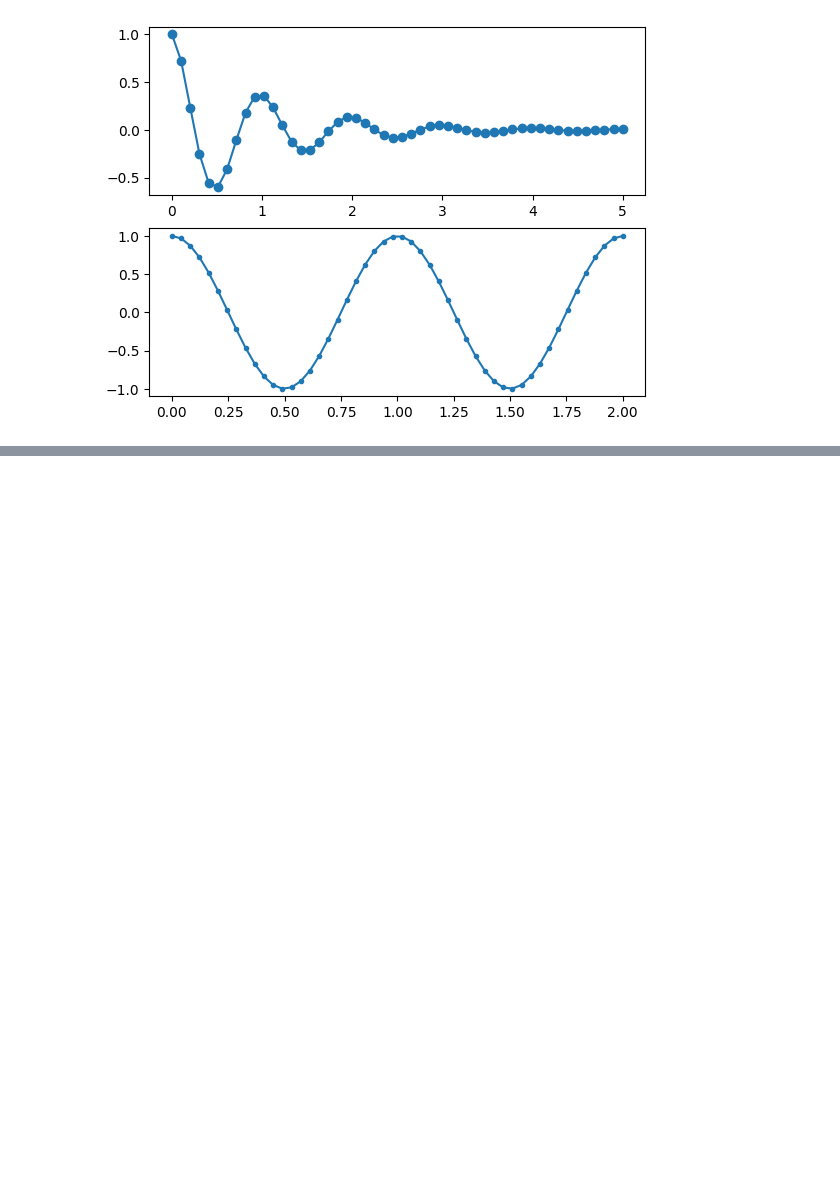
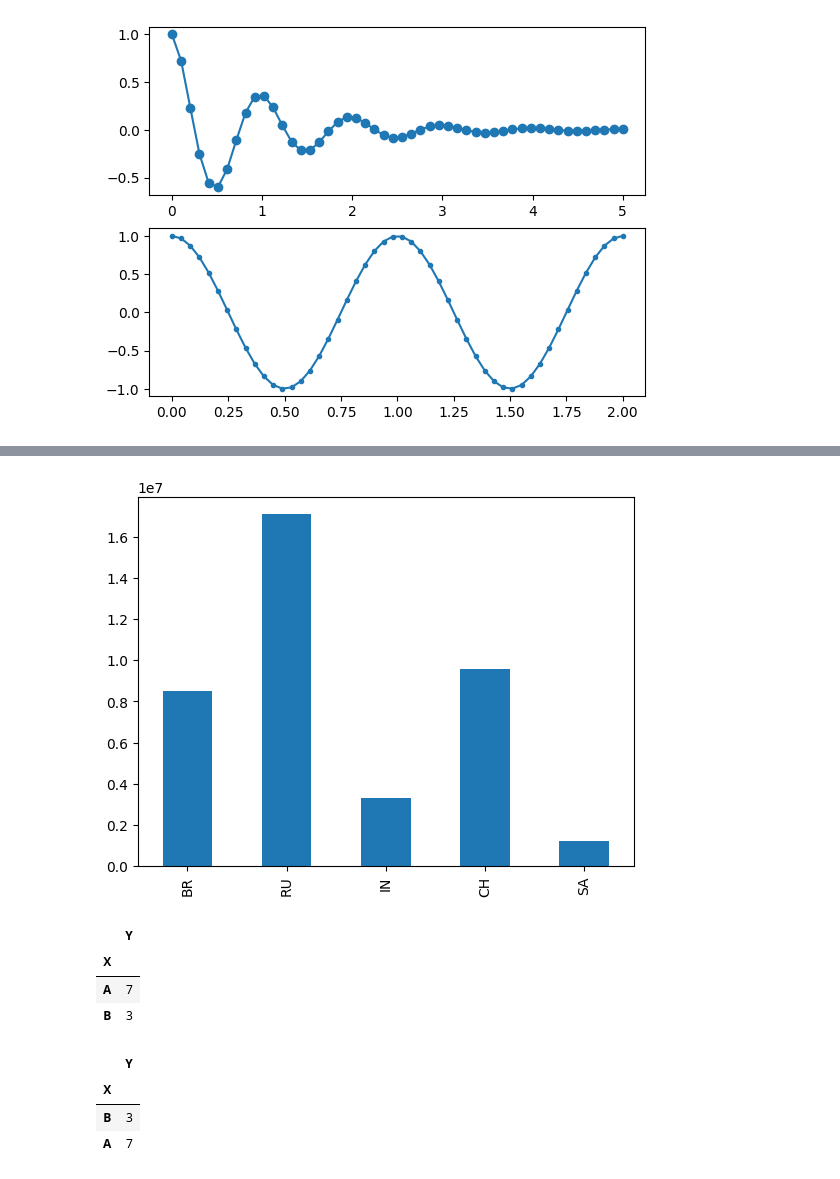
Before and after one commit to leetris2412/python_PTDL25, a Jupyter notebook: Buoi2_python101.ipynb, the cells around one changed output, grey strips where cells are left out. Drawn from its saved outputs; the diff is of its cells as text; code cells hidden in the pictures; blank space fills up the shorter version.

```diff
--- a/Buoi2_python101.ipynb
+++ b/Buoi2_python101.ipynb
@@ -2212,0 +2471,25 @@ FileNotFoundError: [Errno 2] No such file or directory: 'ảnh mèo đen gốc.j
+# %%
+#Kết hợp giữa pandas và matplotlib
+import pandas as pd
+import matplotlib.pyplot as plt
+d = pd.read_csv("brics.csv", index_col = 0)
+d.area.plot(kind='bar')
+plt.show()
+# %% [output]
+[figure, added]
+# %%
+#nhóm phân tử
+df2 = pd.DataFrame({'X' : ['B', 'B', 'A', 'A'], 'Y' : [1, 2, 3, 4]})
+df2.groupby(['X']).sum()
+# %% [output]
+|  | Y |
+| X |  |
+| A | 7 |
+| B | 3 |
+# %%
+df2.groupby(['X'], sort=False).sum()
+# %% [output]
+|  | Y |
+| X |  |
+| B | 3 |
+| A | 7 |
```
Also changed, not shown: parts of 26 cells of this notebook.
